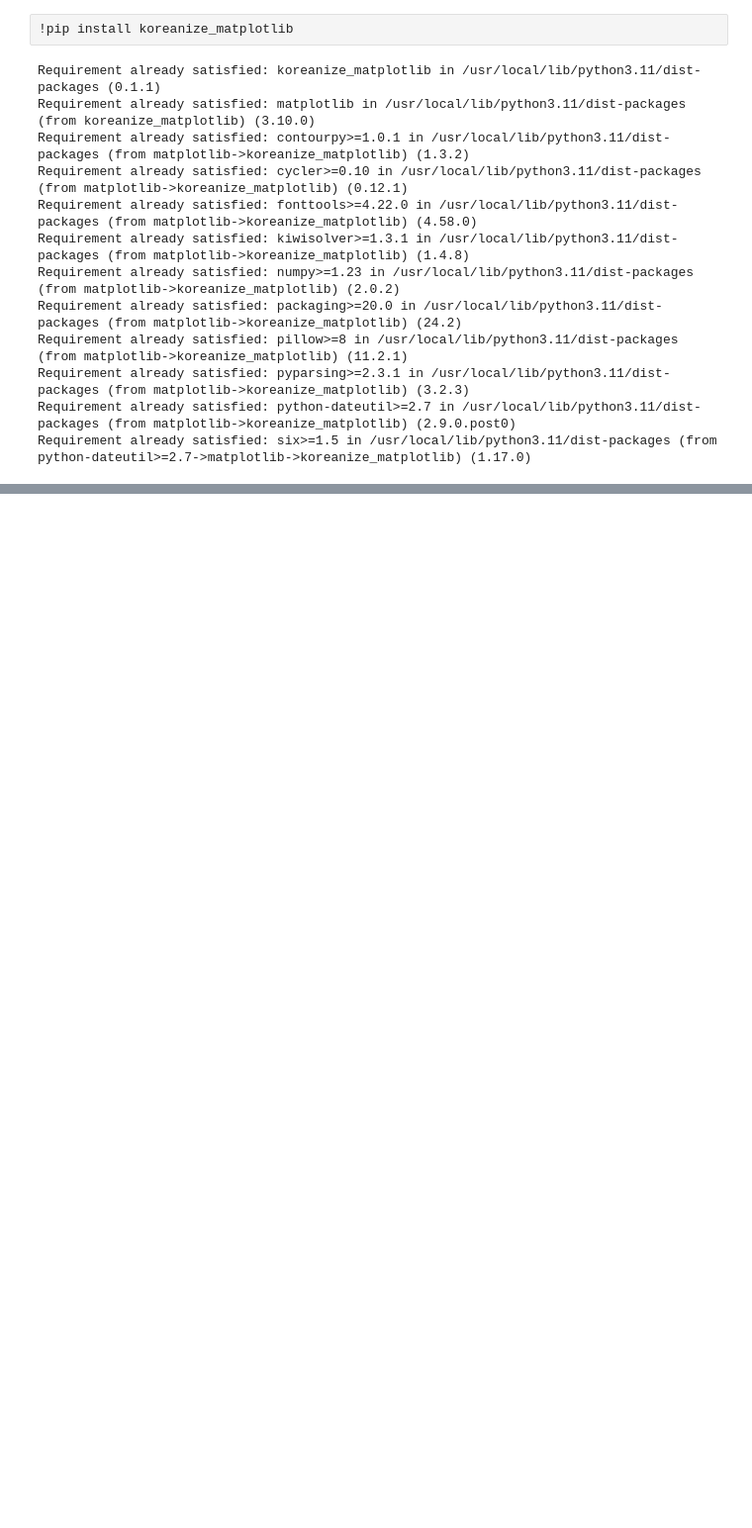
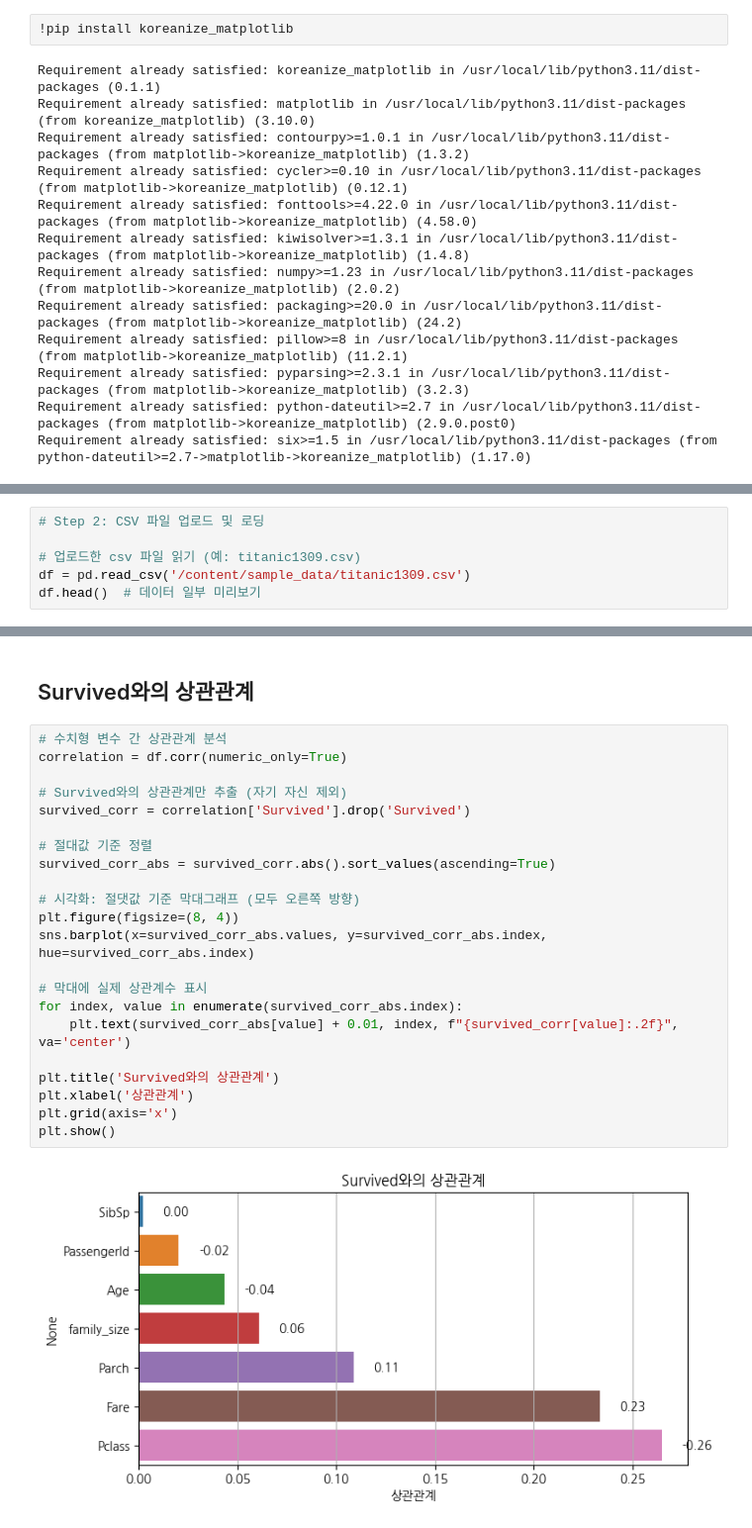
Before and after one commit to woojin0534/2025-1-myclass-BDA, a Jupyter notebook: inclass/swimmingpooltitanic.ipynb, the cells around one changed output, grey strips where cells are left out. Shown at 99% size. Saved outputs shown, nothing was run; the diff lists cells and outputs as text; blank space fills up the shorter version.

```diff
--- a/inclass/swimmingpooltitanic.ipynb
+++ b/inclass/swimmingpooltitanic.ipynb
@@ -136,0 +44,6 @@ memory usage: 122.8+ KB
+# %%
+# Step 2: CSV 파일 업로드 및 로딩
+
+# 업로드한 csv 파일 읽기 (예: titanic1309.csv)
+df = pd.read_csv('/content/sample_data/titanic1309.csv')
+df.head()  # 데이터 일부 미리보기
@@ -136,0 +201,26 @@ memory usage: 122.8+ KB
+# %% [markdown]
+## Survived와의 상관관계
+# %%
+# 수치형 변수 간 상관관계 분석
+correlation = df.corr(numeric_only=True)
+
+# Survived와의 상관관계만 추출 (자기 자신 제외)
+survived_corr = correlation['Survived'].drop('Survived')
+
+# 절대값 기준 정렬
+survived_corr_abs = survived_corr.abs().sort_values(ascending=True)
+
+# 시각화: 절댓값 기준 막대그래프 (모두 오른쪽 방향)
+plt.figure(figsize=(8, 4))
+sns.barplot(x=survived_corr_abs.values, y=survived_corr_abs.index, hue=survived_corr_abs.index)
+
+# 막대에 실제 상관계수 표시
+for index, value in enumerate(survived_corr_abs.index):
+    plt.text(survived_corr_abs[value] + 0.01, index, f"{survived_corr[value]:.2f}", va='center')
+
+plt.title('Survived와의 상관관계')
+plt.xlabel('상관관계')
+plt.grid(axis='x')
+plt.show()
+# %% [output]
+[figure, added]
```
Also changed, not shown: parts of 24 cells of this notebook.
